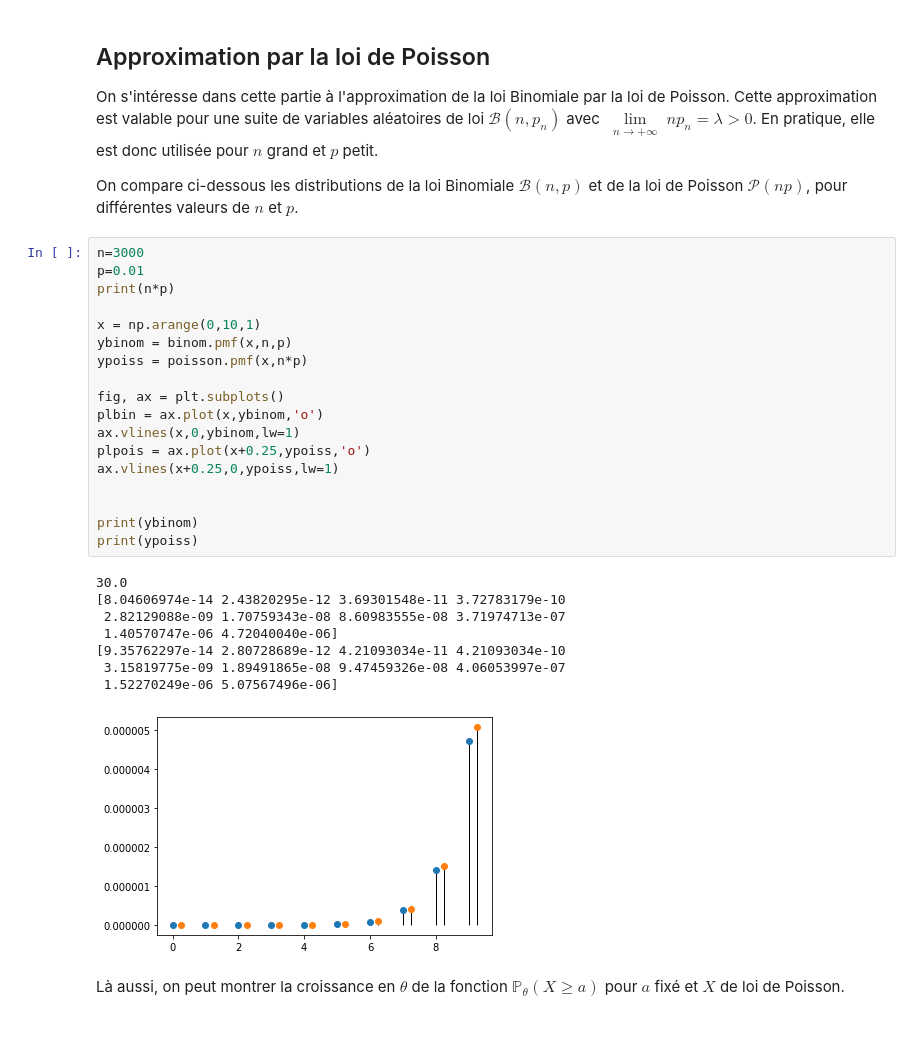
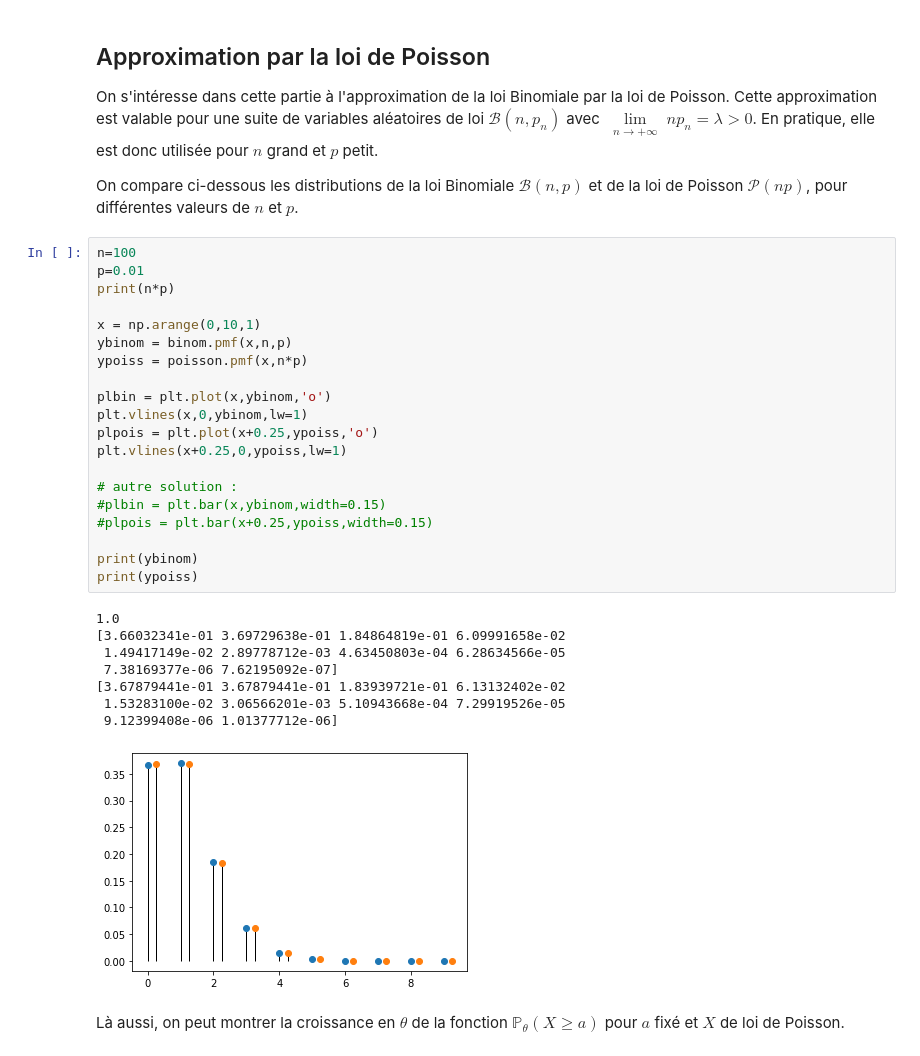
Before and after one commit to baeyc/tpTestsL3MASS, a Jupyter notebook: tp1.ipynb, the cells around one changed output. Drawn from its saved outputs; the diff is of its cells as text.

```diff
--- a/tp1.ipynb
+++ b/tp1.ipynb
@@ -261,32 +261,34 @@ On s'intéresse dans cette partie à l'approximation de la loi Binomiale par la
 
 On compare ci-dessous les distributions de la loi Binomiale $\mathcal{B}(n,p)$ et de la loi de Poisson $\mathcal{P}(np)$, pour différentes valeurs de $n$ et $p$.
 # %%
-n=3000
+n=100
 p=0.01
 print(n*p)
 
 x = np.arange(0,10,1)
 ybinom = binom.pmf(x,n,p)
 ypoiss = poisson.pmf(x,n*p)
 
-fig, ax = plt.subplots()
-plbin = ax.plot(x,ybinom,'o')
-ax.vlines(x,0,ybinom,lw=1)
-plpois = ax.plot(x+0.25,ypoiss,'o')
-ax.vlines(x+0.25,0,ypoiss,lw=1)
+plbin = plt.plot(x,ybinom,'o')
+plt.vlines(x,0,ybinom,lw=1)
+plpois = plt.plot(x+0.25,ypoiss,'o')
+plt.vlines(x+0.25,0,ypoiss,lw=1)
 
+# autre solution :
+#plbin = plt.bar(x,ybinom,width=0.15)
+#plpois = plt.bar(x+0.25,ypoiss,width=0.15)
 
 print(ybinom)
 print(ypoiss)
 # %% [output]
-30.0
-[8.04606974e-14 2.43820295e-12 3.69301548e-11 3.72783179e-10
- 2.82129088e-09 1.70759343e-08 8.60983555e-08 3.71974713e-07
- 1.40570747e-06 4.72040040e-06]
-[9.35762297e-14 2.80728689e-12 4.21093034e-11 4.21093034e-10
- 3.15819775e-09 1.89491865e-08 9.47459326e-08 4.06053997e-07
- 1.52270249e-06 5.07567496e-06]
+1.0
+[3.66032341e-01 3.69729638e-01 1.84864819e-01 6.09991658e-02
+ 1.49417149e-02 2.89778712e-03 4.63450803e-04 6.28634566e-05
+ 7.38169377e-06 7.62195092e-07]
+[3.67879441e-01 3.67879441e-01 1.83939721e-01 6.13132402e-02
+ 1.53283100e-02 3.06566201e-03 5.10943668e-04 7.29919526e-05
+ 9.12399408e-06 1.01377712e-06]
-[figure, old version]
+[figure, new version]
 # %% [markdown]
 Là aussi, on peut montrer la croissance en $\theta$ de la fonction $\mathbb{P}_{\theta}(X \geq a)$ pour $a$ fixé et $X$ de loi de Poisson.
 # %%
```
Also changed, not shown: parts of 10 cells of this notebook.
